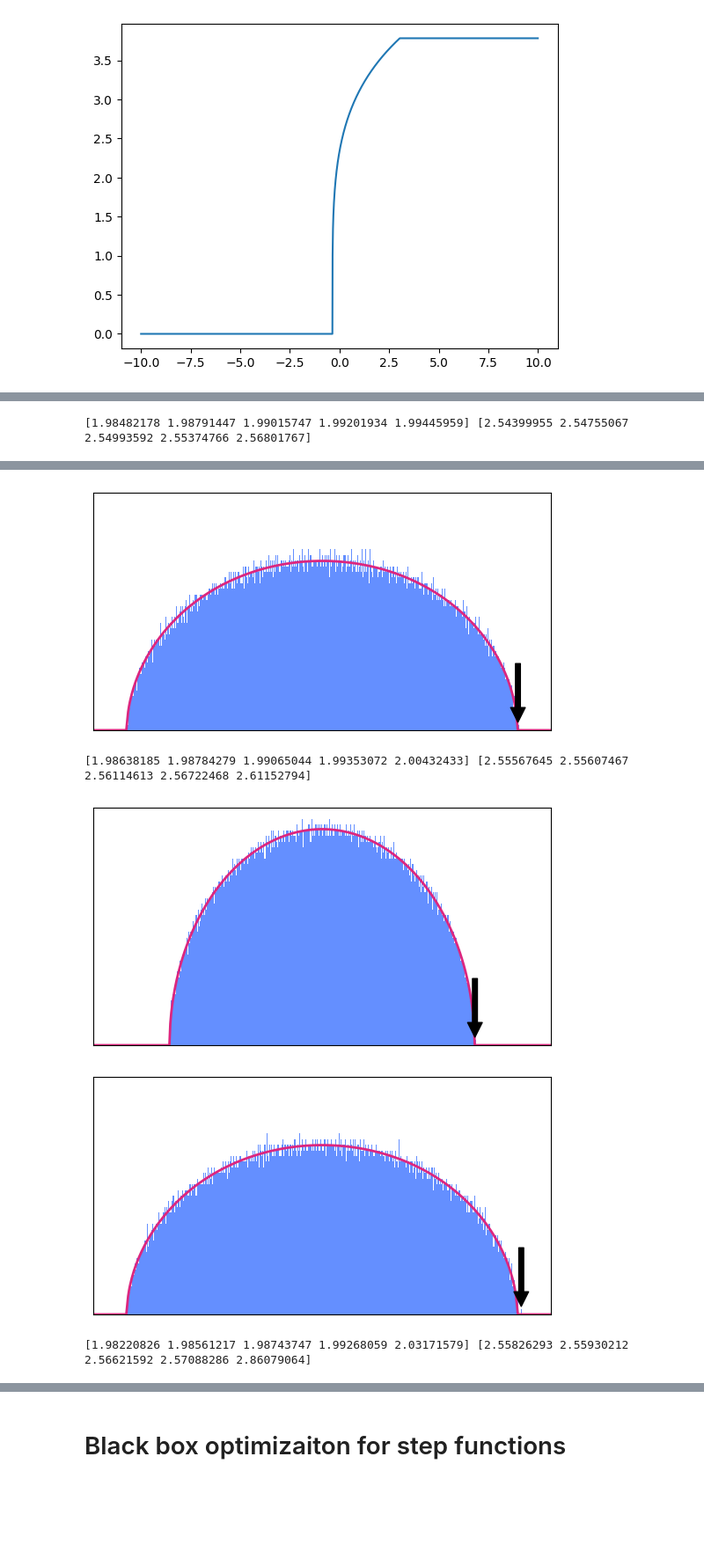
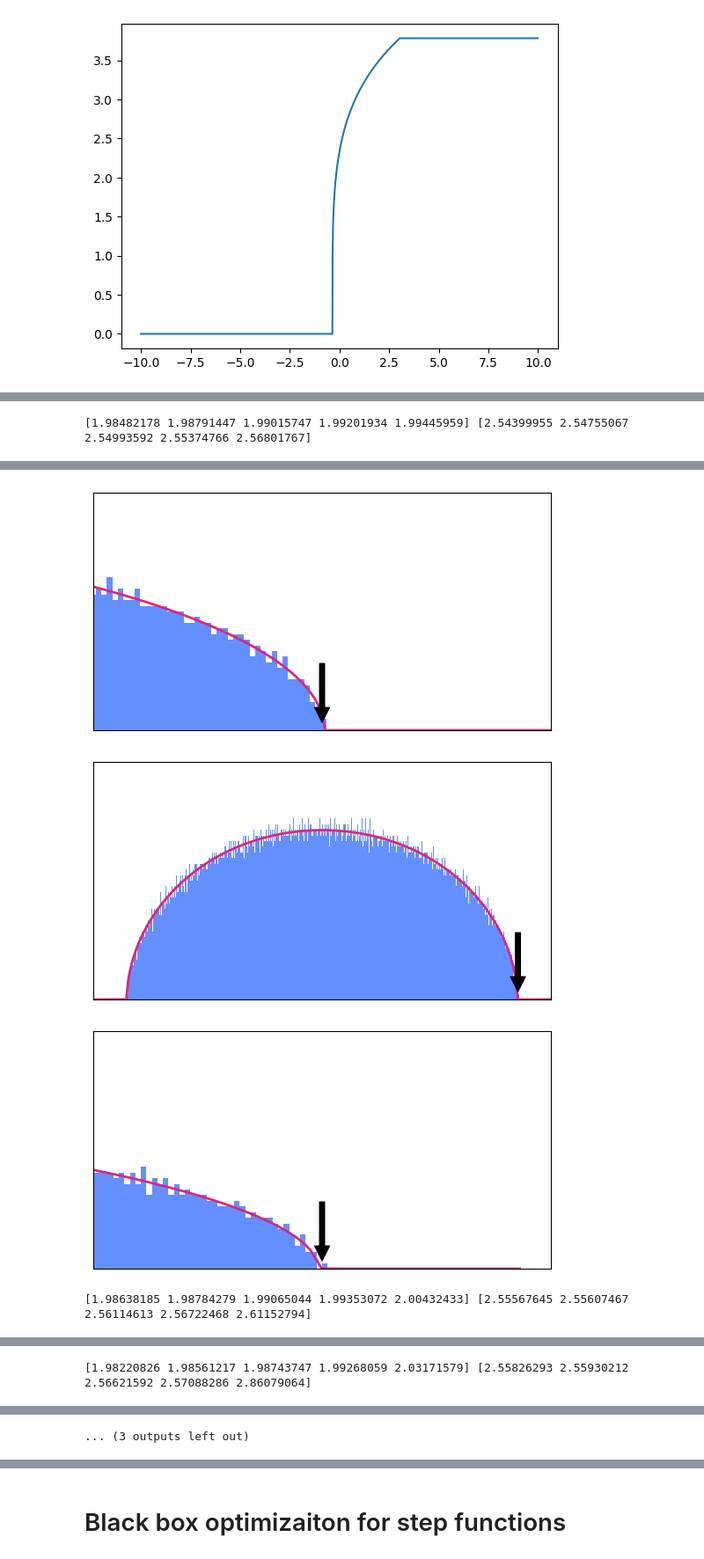
Before and after one commit to yuxinma98/NonlinearLaplacian, a Jupyter notebook: planted_submatrix.ipynb, the cells around one changed output, grey strips where cells are left out. Shown: that part at 88% size. Saved outputs shown, nothing was run; the diff lists cells and outputs as text; code cells hidden in the pictures; blank space fills up the shorter version.

Commit message:
Save plots.

```diff
--- a/planted_submatrix.ipynb
+++ b/planted_submatrix.ipynb
@@ -411,6 +449,7 @@ for beta in [0, 0.9, 1.2]:
         free_conv = compute_free_convolution(sigma=lambda x: tanh_sigma(x, res.x), zs_x=x)
         pickle.dump(free_conv, open(log_dir / f"free_conv_beta={beta}.pkl", "wb"))
 
+    # Original figure for A_p_evals
     fig, ax = plt.subplots(figsize=(5.5, 3), constrained_layout=True)
     ax.hist(
         A_p_evals,
@@ -436,35 +475,87 @@ for beta in [0, 0.9, 1.2]:
     plt.show()
     plt.close(fig)
 
+    # Zoomed-in figure for A_p_evals
+    fig, ax = plt.subplots(figsize=(5.5, 3), constrained_layout=True)
+    ax.hist(
+        A_p_evals,
+        bins=500,
+        density=True,
+        color="#648FFF",
+        label="Histogram of eigenvalues",
+        range=(-3, 3),
+    )
+    ax.annotate(
+        "",
+        xy=(A_p_evals[-1], 0.01),
+        xytext=(A_p_evals[-1], 0.1),
+        arrowprops=dict(facecolor="black", shrink=0.02),
+    )
+    ax.plot(x, sc, label="Analytic prediction", color="#dc267f", linewidth=2)
+    ax.set_xlim(A_p_evals[-1] - 0.5, A_p_evals[-1] + 0.5)
+    ax.set_ylim(0, 0.35)
+    ax.set_xticks([])
+    ax.set_yticks([])
+    fig.tight_layout()
+    fig.savefig(plot_dir / f"direct_beta={beta}_zoomed.pdf")
+    plt.show()
+    plt.close(fig)
+
+    # Original figure for L_p_evals
     fig, ax = plt.subplots(figsize=(5.5, 3), constrained_layout=True)
     ax.hist(
         L_p_evals,
         bins=500,
         density=True,
         color="#648FFF",
         label="Histogram of eigenvalues",
         range=(-3, 3),
     )
     ax.annotate(
         "",
         xy=(L_p_evals[-1], 0.01),
         xytext=(L_p_evals[-1], 0.1),
         arrowprops=dict(facecolor="black", shrink=0.02),
     )
     ax.plot(x, free_conv, label="Analytic prediction", color="#dc267f", linewidth=2)
     ax.set_xlim(-3, 3)
     ax.set_ylim(0, 0.35)
     ax.set_xticks([])
     ax.set_yticks([])
     fig.tight_layout()
     fig.savefig(plot_dir / f"sigma_beta={beta}.pdf")
     plt.show()
     plt.close(fig)
+
+    # Zoomed-in figure for L_p_evals
+    fig, ax = plt.subplots(figsize=(5.5, 3), constrained_layout=True)
+    ax.hist(
+        L_p_evals,
+        bins=500,
+        density=True,
+        color="#648FFF",
+        label="Histogram of eigenvalues",
+        range=(-3, 3),
+    )
+    ax.annotate(
+        "",
+        xy=(L_p_evals[-1], 0.01),
+        xytext=(L_p_evals[-1], 0.1),
+        arrowprops=dict(facecolor="black", shrink=0.02),
+    )
+    ax.plot(x, free_conv, label="Analytic prediction", color="#dc267f", linewidth=2)
+    ax.set_xlim(L_p_evals[-1] - 0.5, L_p_evals[-1] + 0.5)
+    ax.set_ylim(0, 0.35)
+    ax.set_xticks([])
+    ax.set_yticks([])
+    fig.tight_layout()
+    fig.savefig(plot_dir / f"sigma_beta={beta}_zoomed.pdf")
+    plt.show()
+    plt.close(fig)
 # %% [output]
 [1.98482178 1.98791447 1.99015747 1.99201934 1.99445959] [2.54399955 2.54755067 2.54993592 2.55374766 2.56801767]
 [figure]
-[figure, old version]
+[figure, new version]
-[1.98638185 1.98784279 1.99065044 1.99353072 2.00432433] [2.55567645 2.55607467 2.56114613 2.56722468 2.61152794]
-[figure, old version]
+[figure, new version]
-[figure, old version]
+[figure, new version]
-[1.98220826 1.98561217 1.98743747 1.99268059 2.03171579] [2.55826293 2.55930212 2.56621592 2.57088286 2.86079064]
+[1.98638185 1.98784279 1.99065044 1.99353072 2.00432433] [2.55567645 2.55607467 2.56114613 2.56722468 2.61152794]
@@ -472,0 +566 @@ for beta in [0, 0.9, 1.2]:
+[1.98220826 1.98561217 1.98743747 1.99268059 2.03171579] [2.55826293 2.55930212 2.56621592 2.57088286 2.86079064]
@@ -472,0 +568 @@ for beta in [0, 0.9, 1.2]:
+... (3 outputs left out)
```
Also changed, not shown: parts of 16 cells of this notebook, 27 other files.
